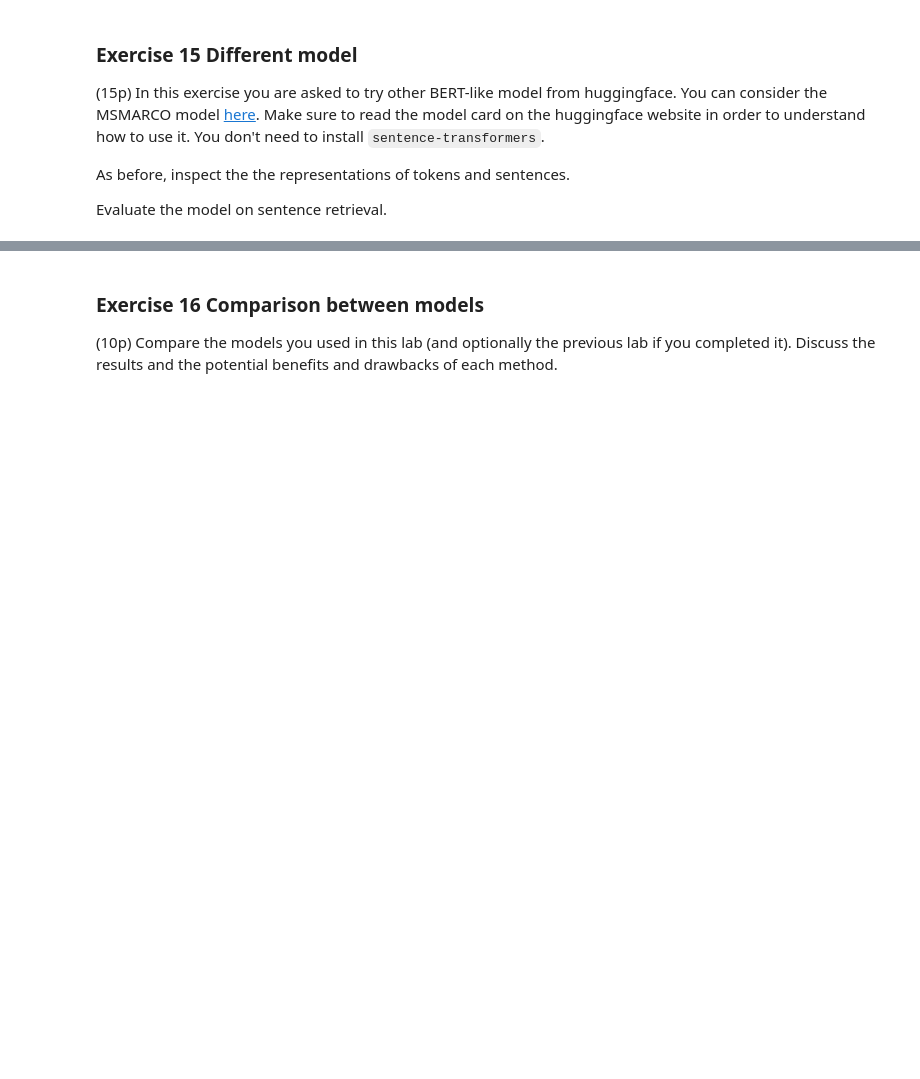
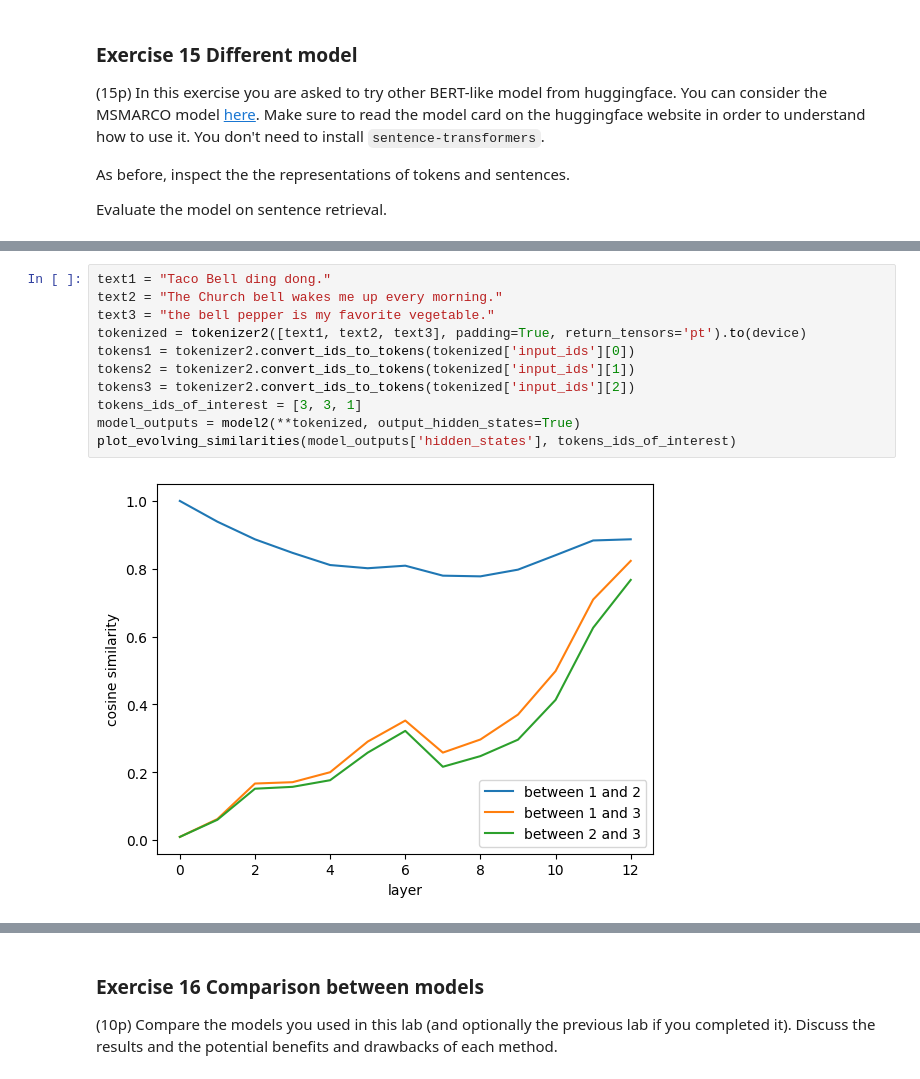
Before and after one commit to MaksiuMilcarz/NLP_Labs, a Jupyter notebook: lab3/lab3_mario.ipynb, the cells around one changed output, grey strips where cells are left out. Cells and saved outputs as stored; diff of their text form; blank space fills up the shorter version.

```diff
--- a/lab3/lab3_mario.ipynb
+++ b/lab3/lab3_mario.ipynb
@@ -1442,0 +1715,13 @@ Evaluate the model on sentence retrieval.
+# %%
+text1 = "Taco Bell ding dong."
+text2 = "The Church bell wakes me up every morning."
+text3 = "the bell pepper is my favorite vegetable."
+tokenized = tokenizer2([text1, text2, text3], padding=True, return_tensors='pt').to(device)
+tokens1 = tokenizer2.convert_ids_to_tokens(tokenized['input_ids'][0])
+tokens2 = tokenizer2.convert_ids_to_tokens(tokenized['input_ids'][1])
+tokens3 = tokenizer2.convert_ids_to_tokens(tokenized['input_ids'][2])
+tokens_ids_of_interest = [3, 3, 1]
+model_outputs = model2(**tokenized, output_hidden_states=True)
+plot_evolving_similarities(model_outputs['hidden_states'], tokens_ids_of_interest)
+# %% [output]
+[figure, added]
```
Also changed, not shown: parts of 41 cells of this notebook.
